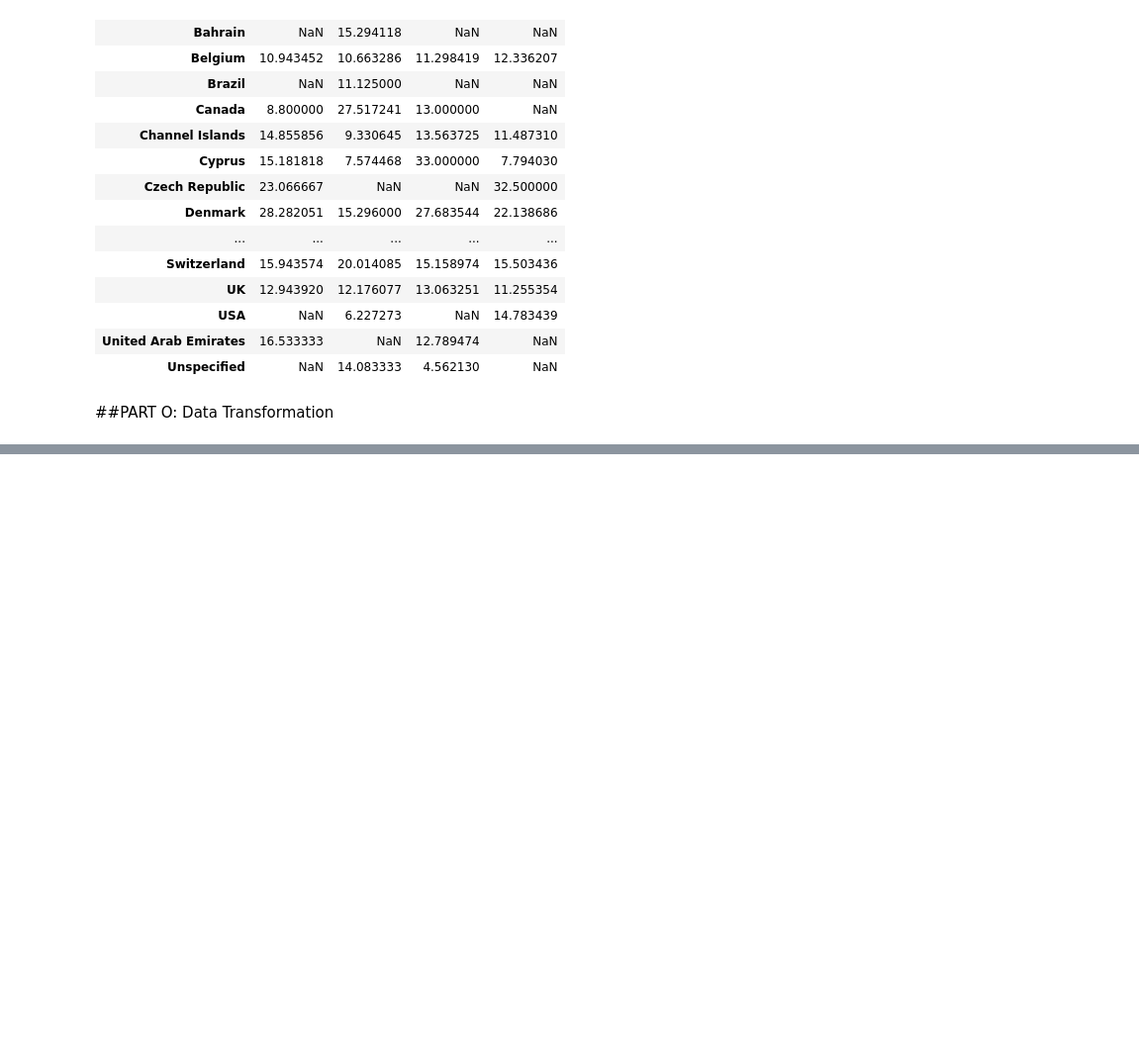
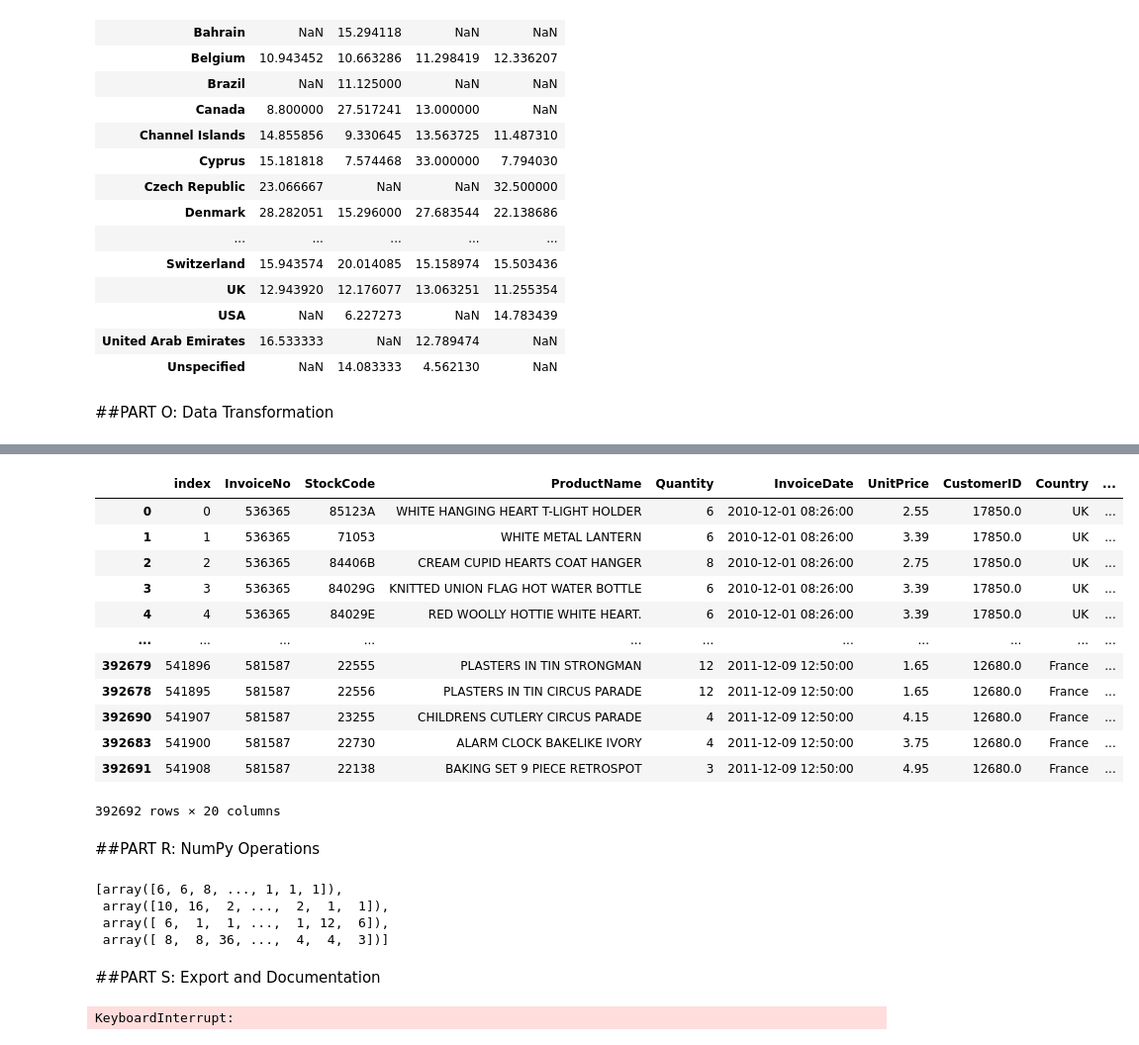
Before and after one commit to GadiReddemma5/DataAnalytics, a Jupyter notebook: projectPandas.ipynb, the cells around one changed output, grey strips where cells are left out. Shown at 99% size. Saved outputs shown, nothing was run; the diff lists cells and outputs as text; code cells hidden in the pictures; blank space fills up the shorter version.

```diff
--- a/projectPandas.ipynb
+++ b/projectPandas.ipynb
@@ -565,0 +614,54 @@ retail.pivot_table(
+# %%
+uk = retail[retail["Country"] == "UK"]
+non_uk = retail[retail["Country"] != "UK"]
+
+combined_horizontal = pd.concat([uk, non_uk], axis=0)
+combined_horizontal
+# %% [output]
+|  | index | InvoiceNo | StockCode | ProductName | Quantity | InvoiceDate | UnitPrice | CustomerID | Country | ... |
+| 0 | 0 | 536365 | 85123A | WHITE HANGING HEART T-LIGHT HOLDER | 6 | 2010-12-01 08:26:00 | 2.55 | 17850.0 | UK | ... |
+| 1 | 1 | 536365 | 71053 | WHITE METAL LANTERN | 6 | 2010-12-01 08:26:00 | 3.39 | 17850.0 | UK | ... |
+| 2 | 2 | 536365 | 84406B | CREAM CUPID HEARTS COAT HANGER | 8 | 2010-12-01 08:26:00 | 2.75 | 17850.0 | UK | ... |
+| 3 | 3 | 536365 | 84029G | KNITTED UNION FLAG HOT WATER BOTTLE | 6 | 2010-12-01 08:26:00 | 3.39 | 17850.0 | UK | ... |
+| 4 | 4 | 536365 | 84029E | RED WOOLLY HOTTIE WHITE HEART. | 6 | 2010-12-01 08:26:00 | 3.39 | 17850.0 | UK | ... |
+| ... | ... | ... | ... | ... | ... | ... | ... | ... | ... | ... |
+| 392679 | 541896 | 581587 | 22555 | PLASTERS IN TIN STRONGMAN | 12 | 2011-12-09 12:50:00 | 1.65 | 12680.0 | France | ... |
+| 392678 | 541895 | 581587 | 22556 | PLASTERS IN TIN CIRCUS PARADE | 12 | 2011-12-09 12:50:00 | 1.65 | 12680.0 | France | ... |
+| 392690 | 541907 | 581587 | 23255 | CHILDRENS CUTLERY CIRCUS PARADE | 4 | 2011-12-09 12:50:00 | 4.15 | 12680.0 | France | ... |
+| 392683 | 541900 | 581587 | 22730 | ALARM CLOCK BAKELIKE IVORY | 4 | 2011-12-09 12:50:00 | 3.75 | 12680.0 | France | ... |
+| 392691 | 541908 | 581587 | 22138 | BAKING SET 9 PIECE RETROSPOT | 3 | 2011-12-09 12:50:00 | 4.95 | 12680.0 | France | ... |
+392692 rows × 20 columns
+# %% [markdown]
+##PART R: NumPy Operations
+# %%
+qty = retail["Quantity"].to_numpy()
+price = retail["UnitPrice"].to_numpy()
+total = qty * price
+total
+transaction_ids = np.random.randint(1, 1000, 1000)
+transaction_ids
+price_points=np.linspace(0, 500, 50)
+price_points
+matrix = np.zeros((12, 7))
+matrix
+qty100= qty[qty > 100]
+qty100
+sqprice=np.sqrt(price)
+sqprice
+np.percentile(retail["TotalPrice"], [25, 50, 75])
+np.round(price)
+np.where(qty == qty.max())
+np.corrcoef(qty, price)[0, 1]
+np.split(qty, 4)
+# %% [output]
+[array([6, 6, 8, ..., 1, 1, 1]),
+ array([10, 16,  2, ...,  2,  1,  1]),
+ array([ 6,  1,  1, ...,  1, 12,  6]),
+ array([ 8,  8, 36, ...,  4,  4,  3])]
+# %% [markdown]
+##PART S: Export and Documentation
+# %%
+retail.to_csv("cleaned_retail.csv")
+retail.to_excel("cleaned_retail.xlsx", index=False)
+# %% [output]
+KeyboardInterrupt:
```
Also changed, not shown: parts of 7 cells of this notebook.
